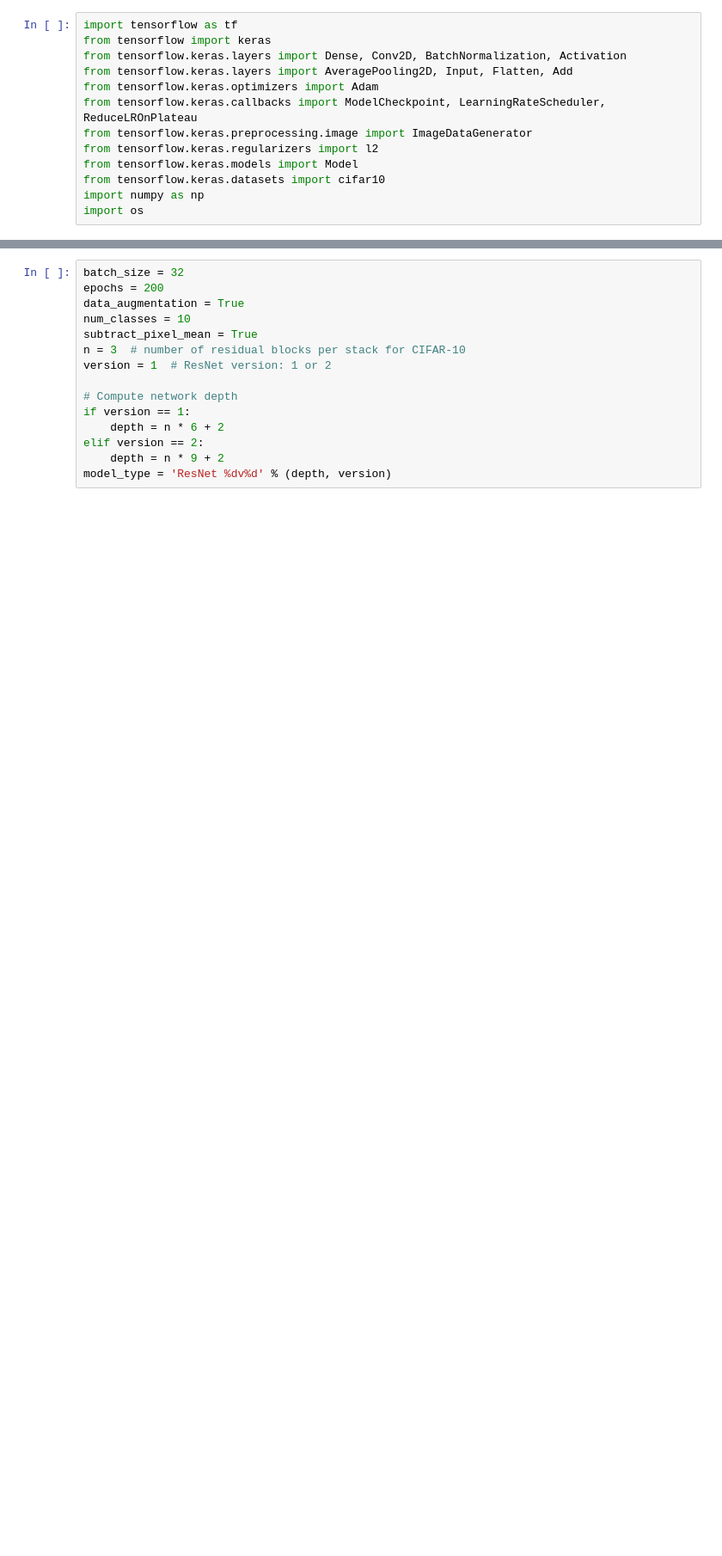
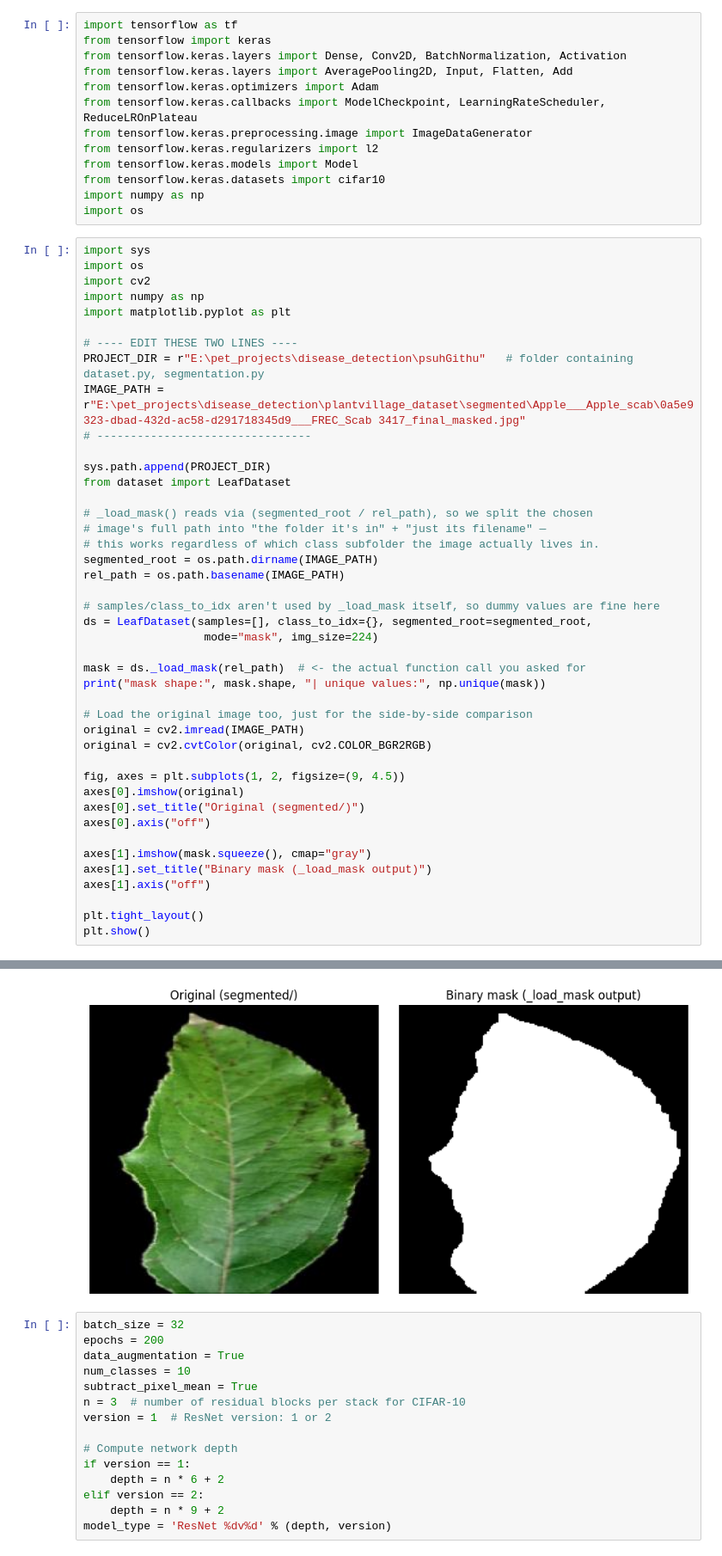
Before and after one commit to adinathdundi/leafClassification, a Jupyter notebook: ResNet.ipynb, the cells around one changed output, grey strips where cells are left out. Shown at 86% size. Drawn from its saved outputs; the diff is of its cells as text; blank space fills up the shorter version.

Commit message:
sample image + changes to readme

```diff
--- a/ResNet.ipynb
+++ b/ResNet.ipynb
@@ -11,3 +11,47 @@ from tensorflow.keras.models import Model
 from tensorflow.keras.datasets import cifar10
 import numpy as np
 import os
+# %%
+import sys
+import os
+import cv2
+import numpy as np
+import matplotlib.pyplot as plt
+
+# ---- EDIT THESE TWO LINES ----
+PROJECT_DIR = r"E:\pet_projects\disease_detection\psuhGithu"   # folder containing dataset.py, segmentation.py
+IMAGE_PATH = r"E:\pet_projects\disease_detection\plantvillage_dataset\segmented\Apple___Apple_scab\0a5e9323-dbad-432d-ac58-d291718345d9___FREC_Scab 3417_final_masked.jpg"
+# --------------------------------
+
+sys.path.append(PROJECT_DIR)
+from dataset import LeafDataset
+
+# _load_mask() reads via (segmented_root / rel_path), so we split the chosen
+# image's full path into "the folder it's in" + "just its filename" —
+# this works regardless of which class subfolder the image actually lives in.
+segmented_root = os.path.dirname(IMAGE_PATH)
+rel_path = os.path.basename(IMAGE_PATH)
+
+# samples/class_to_idx aren't used by _load_mask itself, so dummy values are fine here
+ds = LeafDataset(samples=[], class_to_idx={}, segmented_root=segmented_root,
+                  mode="mask", img_size=224)
+
+mask = ds._load_mask(rel_path)  # <- the actual function call you asked for
+print("mask shape:", mask.shape, "| unique values:", np.unique(mask))
+
+# Load the original image too, just for the side-by-side comparison
+original = cv2.imread(IMAGE_PATH)
+original = cv2.cvtColor(original, cv2.COLOR_BGR2RGB)
+
+fig, axes = plt.subplots(1, 2, figsize=(9, 4.5))
+axes[0].imshow(original)
+axes[0].set_title("Original (segmented/)")
+axes[0].axis("off")
+
+axes[1].imshow(mask.squeeze(), cmap="gray")
+axes[1].set_title("Binary mask (_load_mask output)")
+axes[1].axis("off")
+
+plt.tight_layout()
+plt.show()
+# %% [output]
@@ -14,3 +59,4 @@ import os
+[figure, added]
 # %%
 batch_size = 32
 epochs = 200
```
Also changed, not shown: parts of 1 cell of this notebook, 3 other files.
